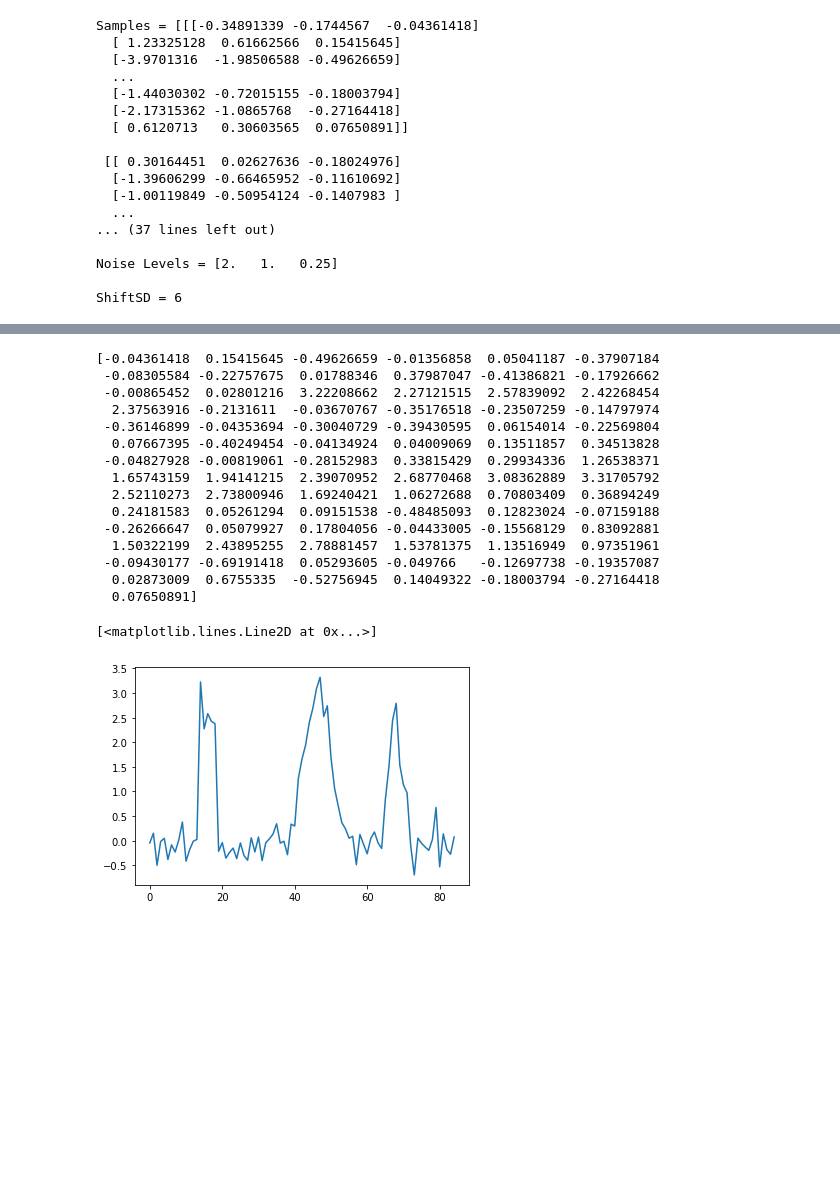
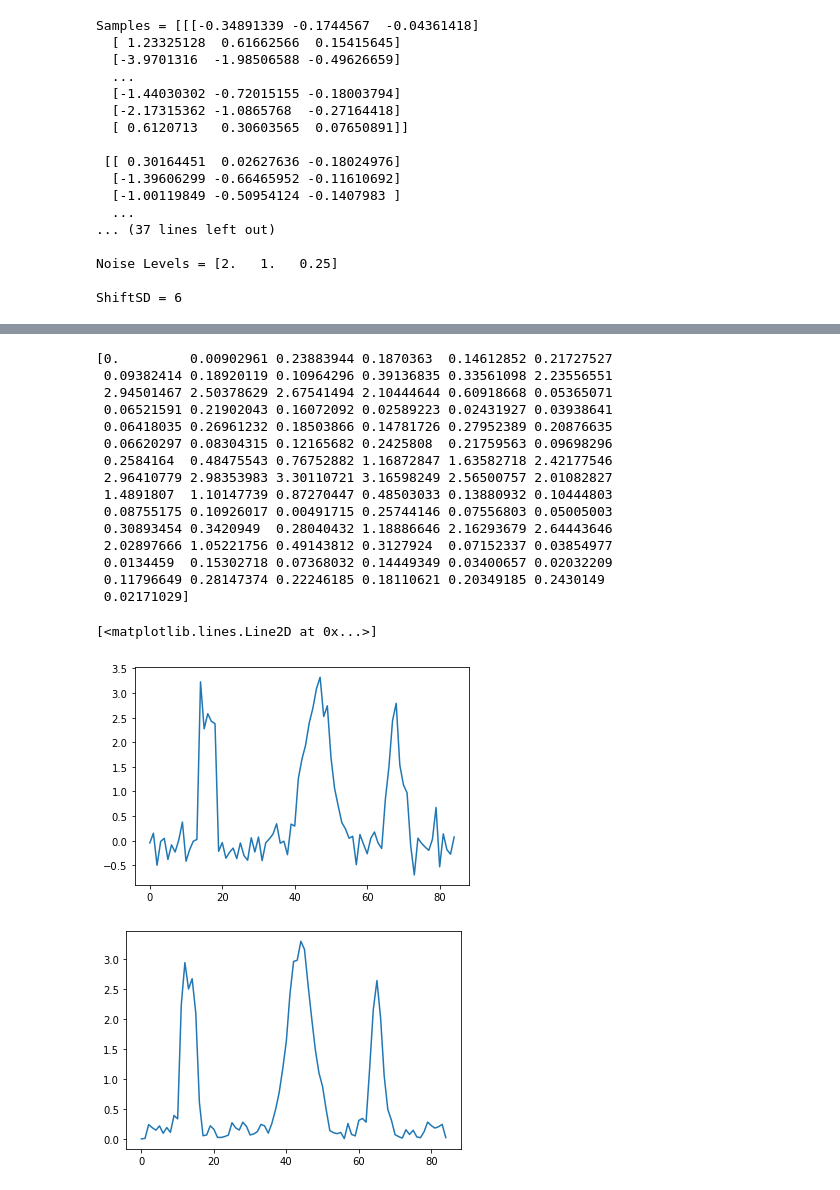
Before and after one commit to NicoBaldovino22/biophysics, a Jupyter notebook: Chapter 8 -- Cryo-EM/Chapter 8 - Problem Set.ipynb, the cells around one changed output, grey strips where cells are left out. Cells and saved outputs as stored; diff of their text form; code cells hidden in the pictures; blank space fills up the shorter version.

```diff
--- a/Chapter 8 -- Cryo-EM/Chapter 8 - Problem Set.ipynb
+++ b/Chapter 8 -- Cryo-EM/Chapter 8 - Problem Set.ipynb
@@ -146,25 +155,31 @@ smalls3 = samples[2,:,2]
 # %%
 # For the lowest noise level, find the naive average of each pixel over samples
 # (first column, bottom row of Figure 8.5 on Page 211 of the textbook)
-template1s = smalls1
-print(template1s)
 plt.figure()
-plt.plot(template1s)
+plt.plot(samples[0,:,2])
+dx = np.linspace(0,85,85)
+for N in range(1499):
+    for i in range(84):
+        dx[i+1] = (np.abs((samples[N,i+1,2]+samples[N,i,2])/2))
+print(dx)
+plt.figure()
+plt.plot(dx)
 # %% [output]
-[-0.04361418  0.15415645 -0.49626659 -0.01356858  0.05041187 -0.37907184
- -0.08305584 -0.22757675  0.01788346  0.37987047 -0.41386821 -0.17926662
- -0.00865452  0.02801216  3.22208662  2.27121515  2.57839092  2.42268454
-  2.37563916 -0.2131611  -0.03670767 -0.35176518 -0.23507259 -0.14797974
- -0.36146899 -0.04353694 -0.30040729 -0.39430595  0.06154014 -0.22569804
-  0.07667395 -0.40249454 -0.04134924  0.04009069  0.13511857  0.34513828
- -0.04827928 -0.00819061 -0.28152983  0.33815429  0.29934336  1.26538371
-  1.65743159  1.94141215  2.39070952  2.68770468  3.08362889  3.31705792
-  2.52110273  2.73800946  1.69240421  1.06272688  0.70803409  0.36894249
-  0.24181583  0.05261294  0.09151538 -0.48485093  0.12823024 -0.07159188
- -0.26266647  0.05079927  0.17804056 -0.04433005 -0.15568129  0.83092881
-  1.50322199  2.43895255  2.78881457  1.53781375  1.13516949  0.97351961
- -0.09430177 -0.69191418  0.05293605 -0.049766   -0.12697738 -0.19357087
-  0.02873009  0.6755335  -0.52756945  0.14049322 -0.18003794 -0.27164418
-  0.07650891]
+[0.         0.00902961 0.23883944 0.1870363  0.14612852 0.21727527
+ 0.09382414 0.18920119 0.10964296 0.39136835 0.33561098 2.23556551
+ 2.94501467 2.50378629 2.67541494 2.10444644 0.60918668 0.05365071
+ 0.06521591 0.21902043 0.16072092 0.02589223 0.02431927 0.03938641
+ 0.06418035 0.26961232 0.18503866 0.14781726 0.27952389 0.20876635
+ 0.06620297 0.08304315 0.12165682 0.2425808  0.21759563 0.09698296
+ 0.2584164  0.48475543 0.76752882 1.16872847 1.63582718 2.42177546
+ 2.96410779 2.98353983 3.30110721 3.16598249 2.56500757 2.01082827
+ 1.4891807  1.10147739 0.87270447 0.48503033 0.13880932 0.10444803
+ 0.08755175 0.10926017 0.00491715 0.25744146 0.07556803 0.05005003
+ 0.30893454 0.3420949  0.28040432 1.18886646 2.16293679 2.64443646
+ 2.02897666 1.05221756 0.49143812 0.3127924  0.07152337 0.03854977
+ 0.0134459  0.15302718 0.07368032 0.14449349 0.03400657 0.02032209
+ 0.11796649 0.28147374 0.22246185 0.18110621 0.20349185 0.2430149
+ 0.02171029]
 [<matplotlib.lines.Line2D at 0x...>]
 [figure]
+[figure, added]
```
Also changed, not shown: parts of 4 cells of this notebook.
